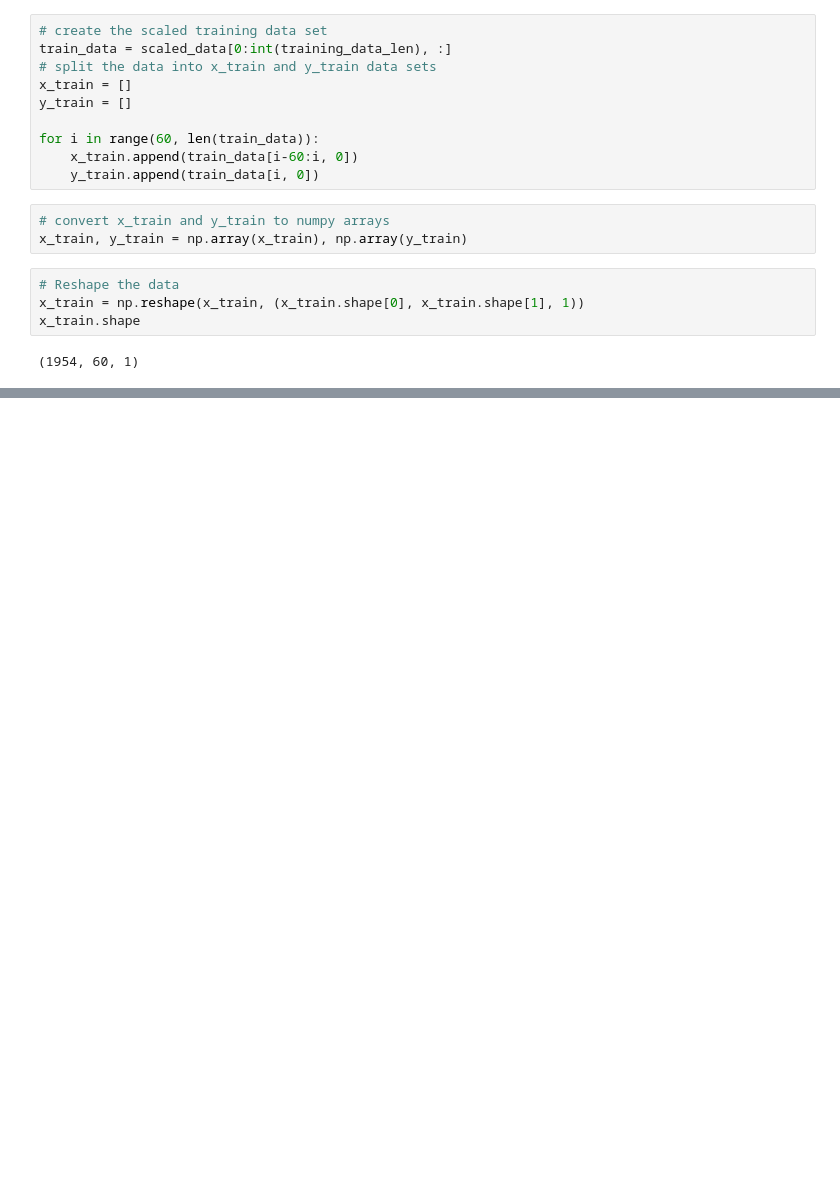
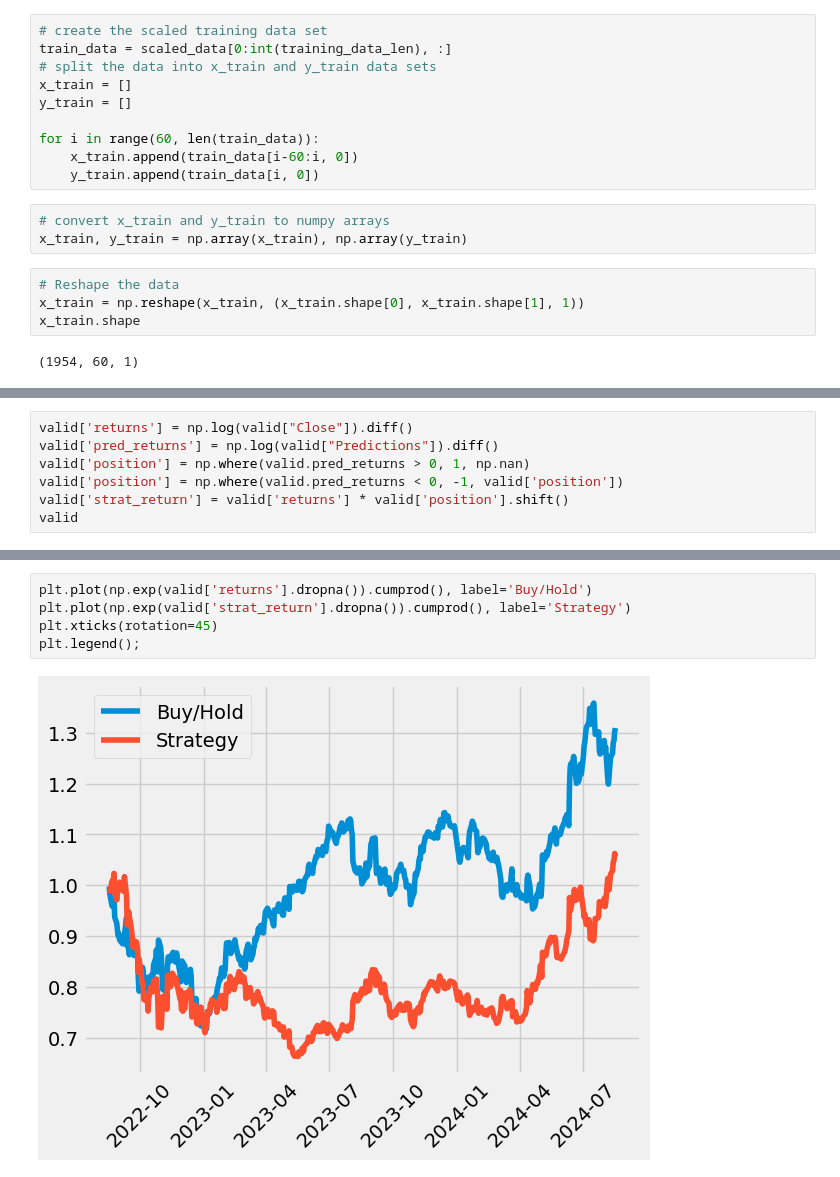
Before and after one commit to jacksullivan27/quantitative-learning, a Jupyter notebook: Neural_net_stock_price.ipynb, the cells around one changed output, grey strips where cells are left out. Drawn from its saved outputs; the diff is of its cells as text; blank space fills up the shorter version.

```diff
--- a/Neural_net_stock_price.ipynb
+++ b/Neural_net_stock_price.ipynb
@@ -91,0 +168,7 @@ x_train.shape
+# %%
+valid['returns'] = np.log(valid["Close"]).diff()
+valid['pred_returns'] = np.log(valid["Predictions"]).diff()
+valid['position'] = np.where(valid.pred_returns > 0, 1, np.nan)
+valid['position'] = np.where(valid.pred_returns < 0, -1, valid['position'])
+valid['strat_return'] = valid['returns'] * valid['position'].shift()
+valid
@@ -91,0 +190,7 @@ x_train.shape
+# %%
+plt.plot(np.exp(valid['returns'].dropna()).cumprod(), label='Buy/Hold')
+plt.plot(np.exp(valid['strat_return'].dropna()).cumprod(), label='Strategy')
+plt.xticks(rotation=45)
+plt.legend();
+# %% [output]
+[figure, added]
```
Also changed, not shown: parts of 17 cells of this notebook.
